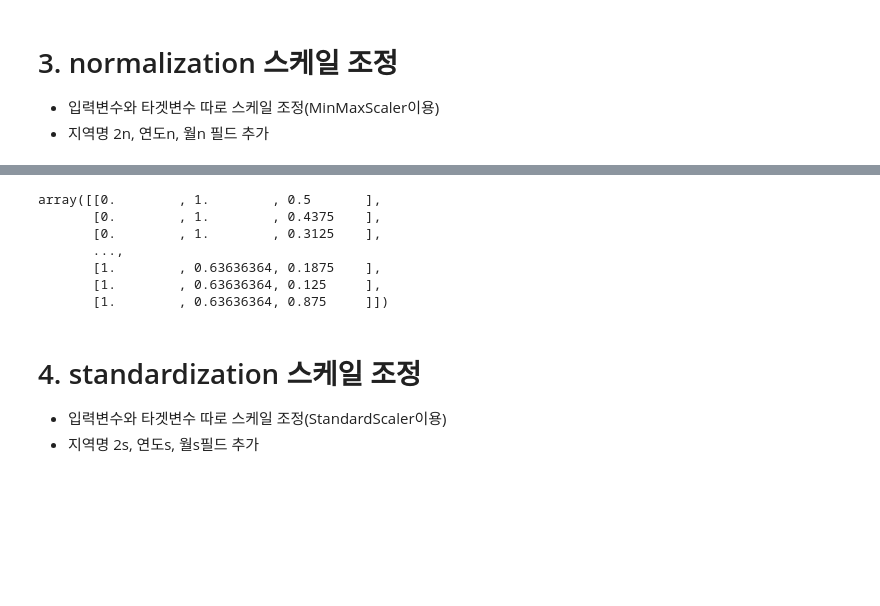
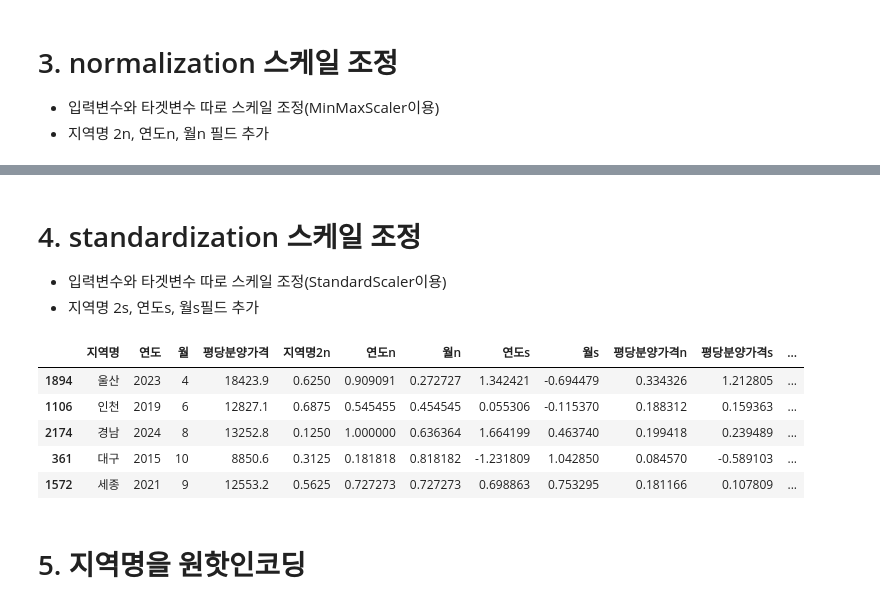
Before and after one commit to yoosim/ai_x, a Jupyter notebook: source/05_DeepLearning/연습문제(라벨인코딩_스케일링 조정).ipynb, the cells around one changed output, grey strips where cells are left out. Drawn from its saved outputs; the diff is of its cells as text; code cells hidden in the pictures; blank space fills up the shorter version.

```diff
--- a/source/05_DeepLearning/연습문제(라벨인코딩_스케일링 조정).ipynb
+++ b/source/05_DeepLearning/연습문제(라벨인코딩_스케일링 조정).ipynb
@@ -107,28 +108,30 @@ df['지역명2n']=new_df
 # %%
 from sklearn.preprocessing import MinMaxScaler
 
-x_data = df[['연도','월','지역명2n']].values
-x_data
+x_data = df[['연도','월','지역명2']].values # 독립변수가 3개라서 x(소문자x)가 아니라 X(대문자X)를 쓰는게 대부분임
 y_data = df[['평당분양가격']].values
-y_data
 
 #x_data 스케일 조정
 scaler_x = MinMaxScaler() # x_data를 정규화 시킬 객체
 scaled_x_data = scaler_x.fit_transform(x_data)
 scaled_x_data
+
+#y_data 스케일 조정
+scaler_y = MinMaxScaler()
+scaled_y_data = scaler_y.fit_transform(y_data)
+scaled_y_data
+
 #x_data 데이터 프레임으로 변환 후 연도n, 월n 필드 추가
 new_x = pd.DataFrame(scaled_x_data)
 new_x
+df['지역명2n'] =new_x.iloc[:,-1:]
 df['연도n'] = new_x.iloc[:,:1]
 df['월n'] = new_x.iloc[:,1:2]
+
+
+#y_data 데이터 프레임으로 변환 후 평당분양가격n 필드 추가
+new_y = pd.DataFrame(scaled_y_data)
+df['평당분양가격n'] = new_y.iloc[:,:1]
-# %% [output]
-array([[0.        , 1.        , 0.5       ],
-       [0.        , 1.        , 0.4375    ],
-       [0.        , 1.        , 0.3125    ],
-       ...,
-       [1.        , 0.63636364, 0.1875    ],
-       [1.        , 0.63636364, 0.125     ],
-       [1.        , 0.63636364, 0.875     ]])
 # %% [markdown]
 # 4. standardization 스케일 조정
 - 입력변수와 타겟변수 따로 스케일 조정(StandardScaler이용)
@@ -155,0 +165,14 @@ df.to_csv('data/test_scale.csv', index=False, encoding='utf-8')
+# %%
+import pandas as pd
+df = pd.read_csv('data/test_scale.csv')
+# %%
+df.sample(5)
+# %% [output]
+|  | 지역명 | 연도 | 월 | 평당분양가격 | 지역명2n | 연도n | 월n | 연도s | 월s | 평당분양가격n | 평당분양가격s | ... |
+| 1894 | 울산 | 2023 | 4 | 18423.9 | 0.6250 | 0.909091 | 0.272727 | 1.342421 | -0.694479 | 0.334326 | 1.212805 | ... |
+| 1106 | 인천 | 2019 | 6 | 12827.1 | 0.6875 | 0.545455 | 0.454545 | 0.055306 | -0.115370 | 0.188312 | 0.159363 | ... |
+| 2174 | 경남 | 2024 | 8 | 13252.8 | 0.1250 | 1.000000 | 0.636364 | 1.664199 | 0.463740 | 0.199418 | 0.239489 | ... |
+| 361 | 대구 | 2015 | 10 | 8850.6 | 0.3125 | 0.181818 | 0.818182 | -1.231809 | 1.042850 | 0.084570 | -0.589103 | ... |
+| 1572 | 세종 | 2021 | 9 | 12553.2 | 0.5625 | 0.727273 | 0.727273 | 0.698863 | 0.753295 | 0.181166 | 0.107809 | ... |
+# %% [markdown]
+# 5. 지역명을 원핫인코딩
```
Also changed, not shown: parts of 8 cells of this notebook, 11 other files.
